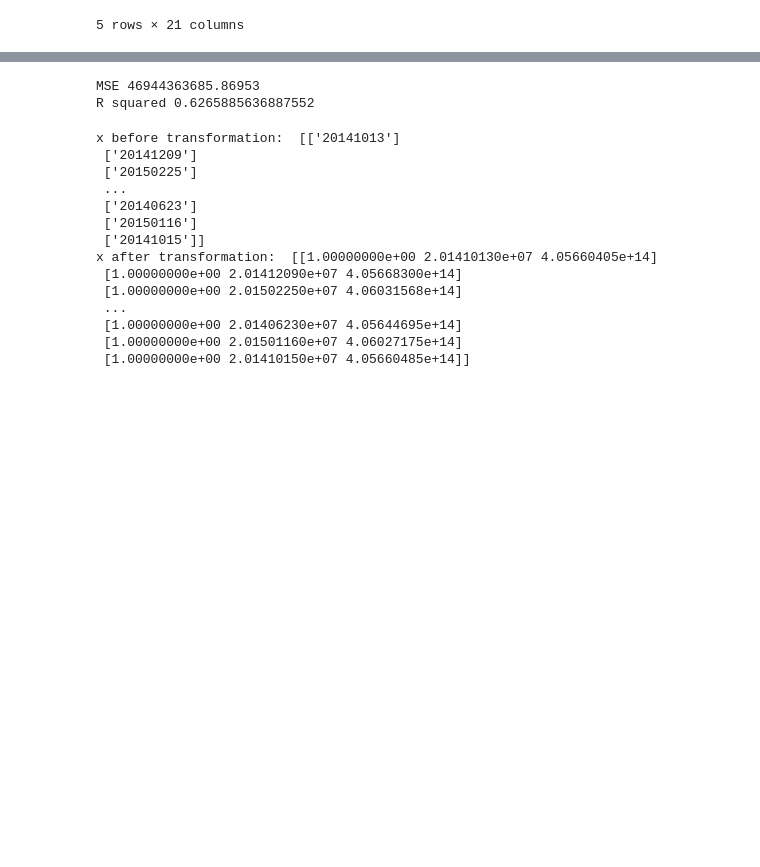
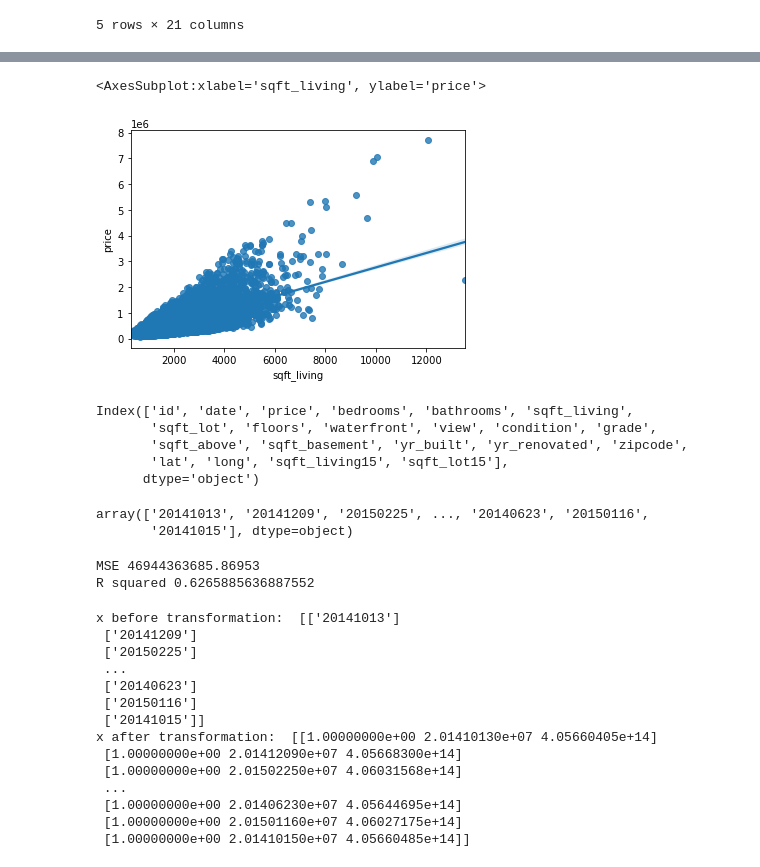
Before and after one commit to yasminebouazza/GoMyCode, a Jupyter notebook: checkpoint_regression.ipynb, the cells around one changed output, grey strips where cells are left out. Saved outputs shown, nothing was run; the diff lists cells and outputs as text; code cells hidden in the pictures; blank space fills up the shorter version.

```diff
--- a/checkpoint_regression.ipynb
+++ b/checkpoint_regression.ipynb
@@ -86,3 +95,21 @@ plt.show()
+# %%
+sns.regplot(df['sqft_living'],df['price'])
+# %% [output]
+<AxesSubplot:xlabel='sqft_living', ylabel='price'>
+[figure, added]
+# %%
+df.columns
+# %% [output]
+Index(['id', 'date', 'price', 'bedrooms', 'bathrooms', 'sqft_living',
+       'sqft_lot', 'floors', 'waterfront', 'view', 'condition', 'grade',
+       'sqft_above', 'sqft_basement', 'yr_built', 'yr_renovated', 'zipcode',
+       'lat', 'long', 'sqft_living15', 'sqft_lot15'],
+      dtype='object')
+# %%
+x.reshape(x.shape[0])
+# %% [output]
+array(['20141013', '20141209', '20150225', ..., '20140623', '20150116',
+       '20141015'], dtype=object)
 # %%
 x=df[["bedrooms","bathrooms","floors","grade","sqft_living","lat","long"]]
 y=df["price"].values
```
Also changed, not shown: parts of 4 cells of this notebook, 1 other file.
